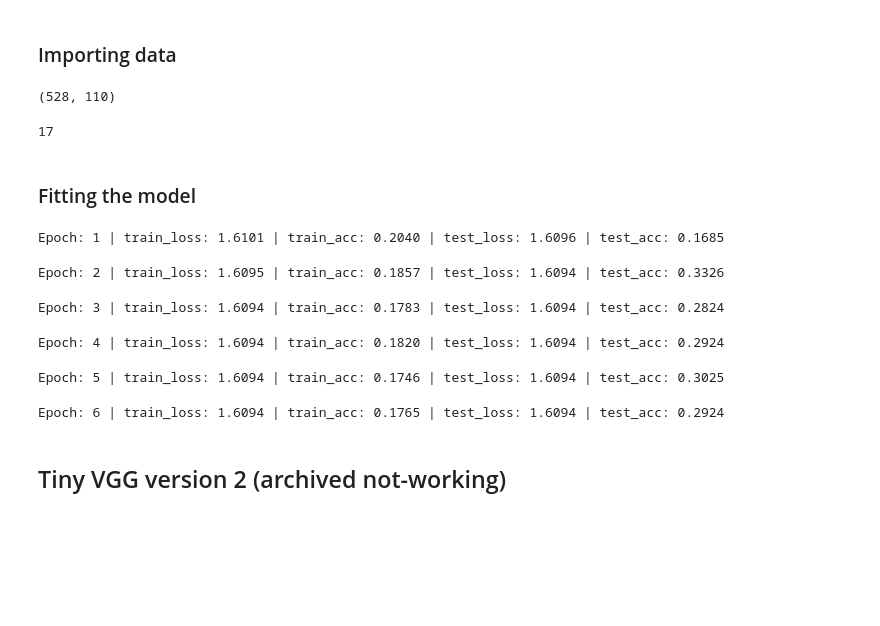
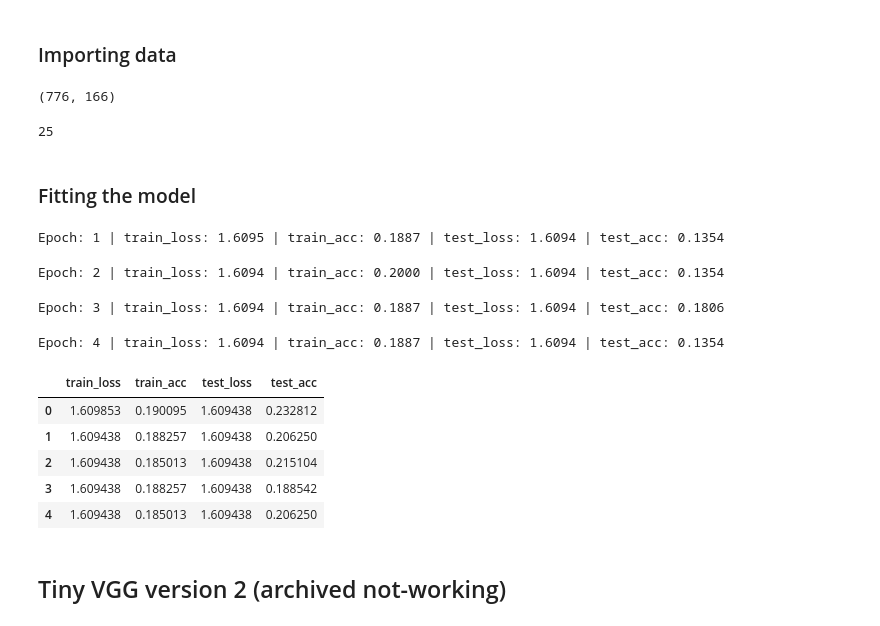
Before and after one commit to neddanedda/PyTorch_course, a Jupyter notebook: Flowers_five_classes.ipynb, the cells around one changed output. Saved outputs shown, nothing was run; the diff lists cells and outputs as text; code cells hidden in the pictures; blank space fills up the shorter version.

```diff
--- a/Flowers_five_classes.ipynb
+++ b/Flowers_five_classes.ipynb
@@ -694,12 +694,12 @@ data = datasets.ImageFolder(root="train",
 # %%
 class_names = data.classes
 # %%
-train_data, test_data = train_test_split(data, test_size=0.04)
-other_data, train_data = train_test_split(train_data, test_size=0.2)
+train_data, test_data = train_test_split(data, test_size=0.06)
+other_data, train_data = train_test_split(train_data, test_size=0.3)
 # %%
 len(train_data), len(test_data)
 # %% [output]
-(528, 110)
+(776, 166)
 # %%
 train_dataloader = DataLoader(train_data,
                               batch_size=32,
@@ -710,7 +710,7 @@ test_dataloader = DataLoader(test_data,
                              shuffle=True)
 len(train_dataloader)
 # %% [output]
-17
+25
 # %%
 model_3 = VGG11architecture()
 loss_fn = nn.CrossEntropyLoss()
@@ -723,17 +723,22 @@ model_3_results = train(model_3,
                         train_dataloader,
                         test_dataloader,
                         optimizer,
-                        epochs=10)
+                        epochs=5)
 # %% [output]
-Epoch: 1 | train_loss: 1.6101 | train_acc: 0.2040 | test_loss: 1.6096 | test_acc: 0.1685
+Epoch: 1 | train_loss: 1.6095 | train_acc: 0.1887 | test_loss: 1.6094 | test_acc: 0.1354
-Epoch: 2 | train_loss: 1.6095 | train_acc: 0.1857 | test_loss: 1.6094 | test_acc: 0.3326
+Epoch: 2 | train_loss: 1.6094 | train_acc: 0.2000 | test_loss: 1.6094 | test_acc: 0.1354
-Epoch: 3 | train_loss: 1.6094 | train_acc: 0.1783 | test_loss: 1.6094 | test_acc: 0.2824
+Epoch: 3 | train_loss: 1.6094 | train_acc: 0.1887 | test_loss: 1.6094 | test_acc: 0.1806
-Epoch: 4 | train_loss: 1.6094 | train_acc: 0.1820 | test_loss: 1.6094 | test_acc: 0.2924
+Epoch: 4 | train_loss: 1.6094 | train_acc: 0.1887 | test_loss: 1.6094 | test_acc: 0.1354
-Epoch: 5 | train_loss: 1.6094 | train_acc: 0.1746 | test_loss: 1.6094 | test_acc: 0.3025
-Epoch: 6 | train_loss: 1.6094 | train_acc: 0.1765 | test_loss: 1.6094 | test_acc: 0.2924
 # %%
 model_3_results = pd.DataFrame(model_3_results)
-# model_3_results
+model_3_results
+# %% [output]
+|  | train_loss | train_acc | test_loss | test_acc |
+| 0 | 1.609853 | 0.190095 | 1.609438 | 0.232812 |
+| 1 | 1.609438 | 0.188257 | 1.609438 | 0.206250 |
+| 2 | 1.609438 | 0.185013 | 1.609438 | 0.215104 |
+| 3 | 1.609438 | 0.188257 | 1.609438 | 0.188542 |
+| 4 | 1.609438 | 0.185013 | 1.609438 | 0.206250 |
 # %%
 from pathlib import Path
 MODEL_PATH = Path("flowers_five_classes")
```
Also changed, not shown: parts of 2 cells of this notebook, 2 other files.
